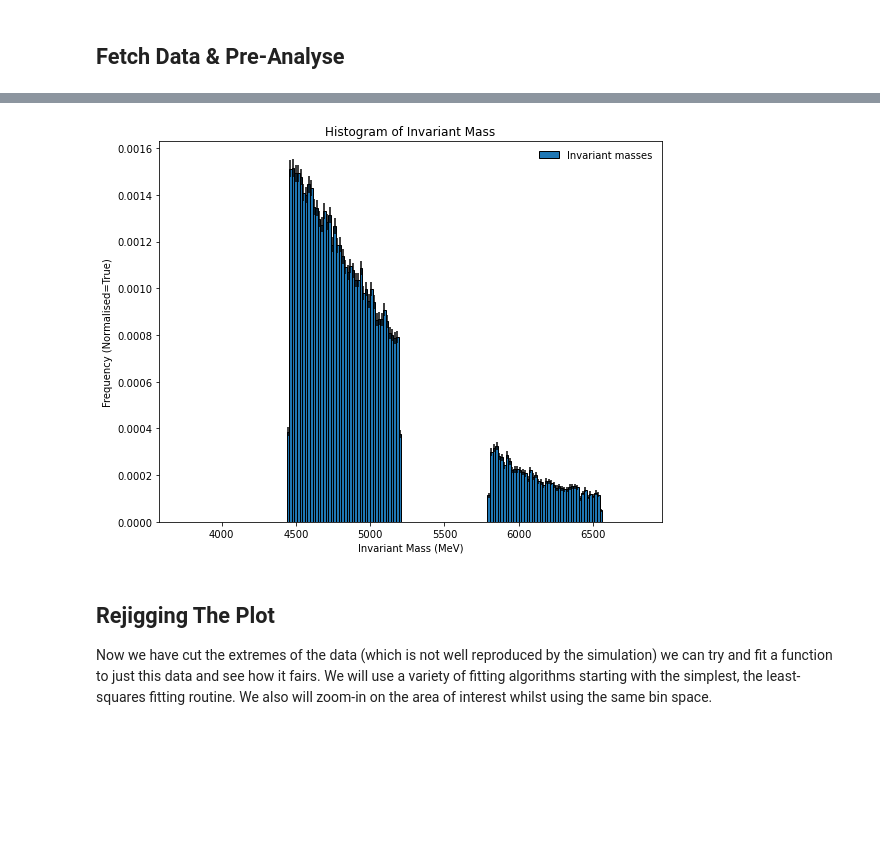
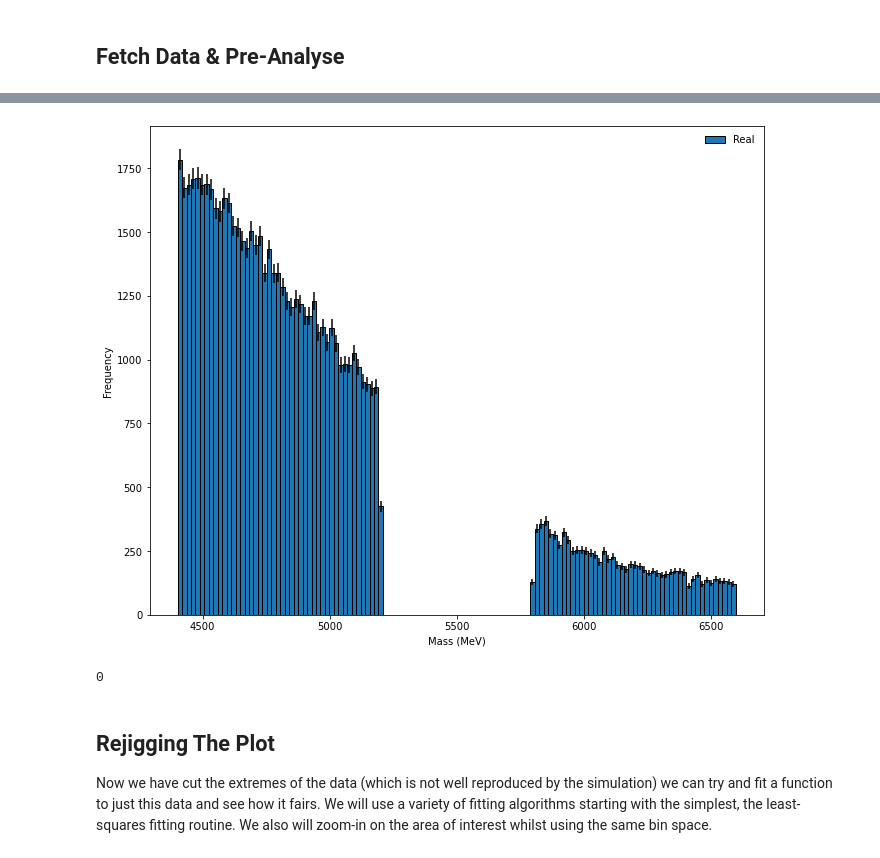
Before and after one commit to ChandlerKenworthy/Y4RareDecayProject, a Jupyter notebook: selection_criteria/ModelBackground.ipynb, the cells around one changed output, grey strips where cells are left out. Saved outputs shown, nothing was run; the diff lists cells and outputs as text; code cells hidden in the pictures; blank space fills up the shorter version.

```diff
--- a/selection_criteria/ModelBackground.ipynb
+++ b/selection_criteria/ModelBackground.ipynb
@@ -54,8 +54,21 @@ def hist_with_errors(invariant_masses, label="Empty Label", normalised=True, bin
     plt.show()
     return hist_frq[0], hist_err, bin_space, bin_centr
 
-def bar_with_funcs():
-    pass
+def bar_with_errs(data, bin_width, labels, figsize=(11, 9), savefig=None):
+    """
+    data is a list of  numpy array such that each row is a data item with the first
+    column the y-position and the 2nd column the yerr and the 3rd the x
+    """
+    if type(data) is not list:
+        data = [data]
+    fig, ax = plt.subplots(1, 1, figsize=figsize)
+    for i, dat in enumerate(data):
+        ax.bar(dat[:,2], dat[:,0], yerr=dat[:,1], width=bin_width, label=labels[i], edgecolor='k')
+    ax.set_xlabel('Mass (MeV)')
+    ax.set_ylabel('Frequency')
+    plt.legend(frameon=False)
+    plt.show()
+    return 0
 # %% [markdown]
 ## Fetch Data & Pre-Analyse
 # %%
@@ -67 +81,4 @@ dat = hist_with_errors(df, label='Invariant Mass', figsize=(9, 7))
+# %%
+frequencies, errors, spacings, centres = dat
+# Split out the dat tuple to the appropriate variables
 # %% [markdown]
@@ -72,7 +86,16 @@ cdf = df[df['Lb_M'].between(5250-pm, 5750+pm)]
-# %%
-first_cut_hist = hist_with_errors(cdf, label='Invariant masses', bin_space=dat[2], figsize=(9,7))
-# %% [output]
-[figure, removed]
+# %%
+data_with_errs = np.array([frequencies, errors, centres]).T
+# Combine the data into a big array for ease in the next bit of code
+roi = [4400, 6600]
+# Define the region of interest, this is arbitrarily set by me currently
+data_with_errs = data_with_errs[data_with_errs[:,2] >= 4400, :]
+data_with_errs = data_with_errs[data_with_errs[:,2] <= 6600, :]
+bin_width = spacings[1] - spacings[0]
+# %%
+bar_with_errs(data_with_errs, bin_width=bin_width, labels=['Real'])
+# %% [output]
+[figure, added]
+0
 # %% [markdown]
 ## Rejigging The Plot
 Now we have cut the extremes of the data (which is not well reproduced by the simulation) we can try and fit a function to just this data and see how it fairs. We will use a variety of fitting algorithms starting with the simplest, the least-squares fitting routine. We also will zoom-in on the area of interest whilst using the same bin space.
```
Also changed, not shown: parts of 5 cells of this notebook.
